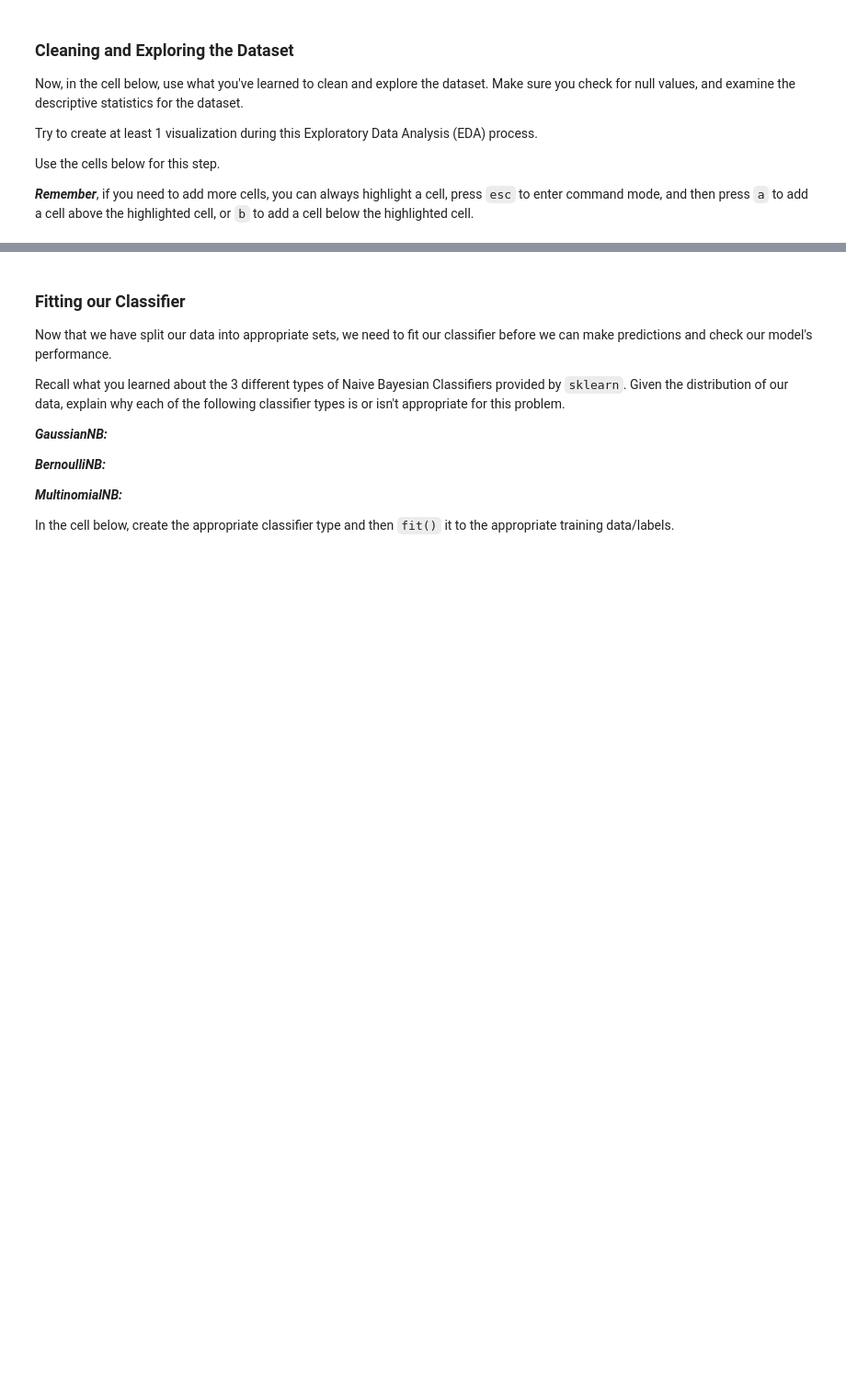
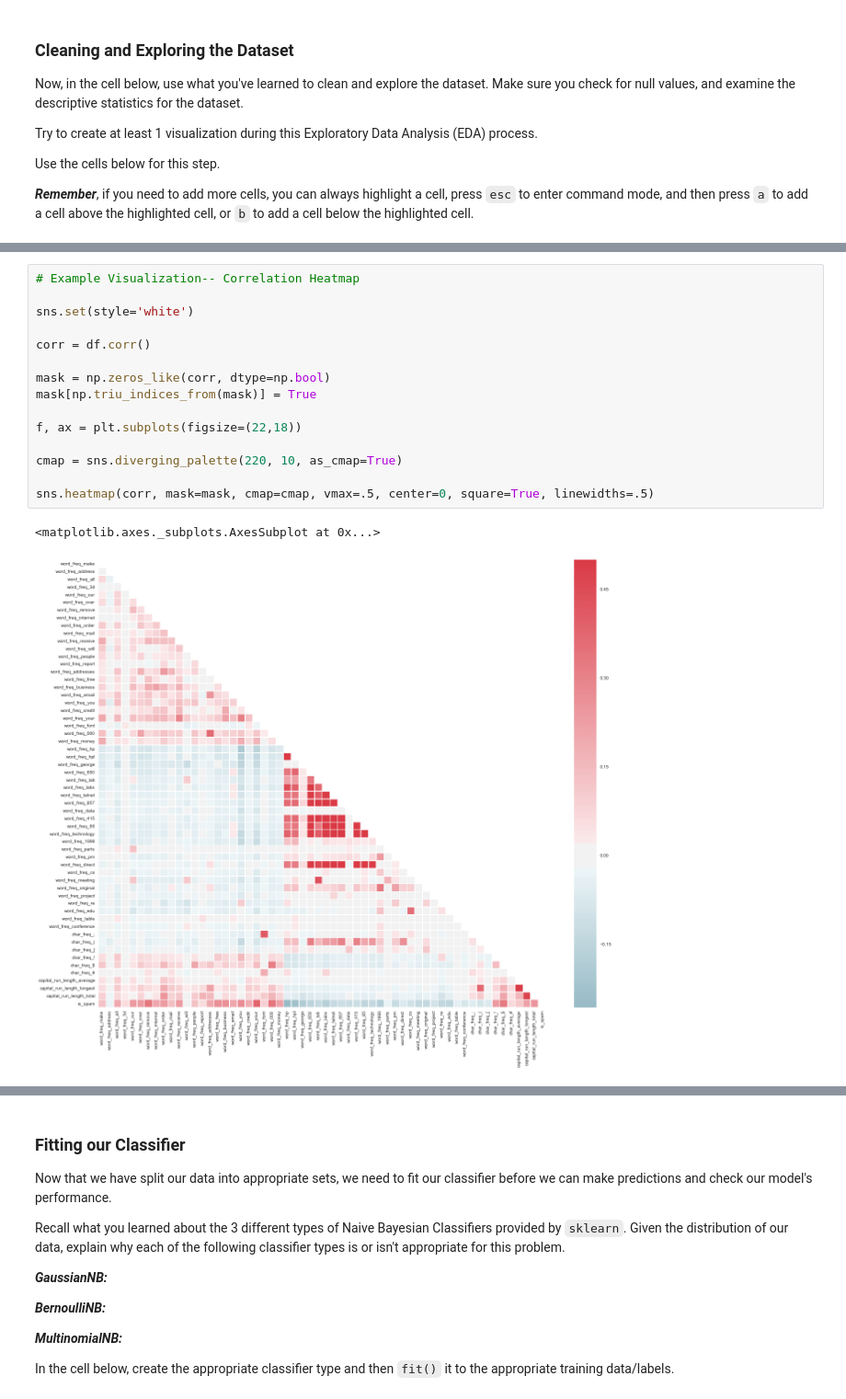
Before and after one commit to slieb74/ds-bayesian-spam-detector-lab-nyc-career-ds-062518, a Jupyter notebook: index.ipynb, the cells around one changed output, grey strips where cells are left out. Shown: that part at 92% size. Cells and saved outputs as stored; diff of their text form; blank space fills up the shorter version.

```diff
--- a/index.ipynb
+++ b/index.ipynb
@@ -70,0 +96,18 @@ In the cell below:
+# %%
+# Example Visualization-- Correlation Heatmap
+
+sns.set(style='white')
+
+corr = df.corr()
+
+mask = np.zeros_like(corr, dtype=np.bool)
+mask[np.triu_indices_from(mask)] = True
+
+f, ax = plt.subplots(figsize=(22,18))
+
+cmap = sns.diverging_palette(220, 10, as_cmap=True)
+
+sns.heatmap(corr, mask=mask, cmap=cmap, vmax=.5, center=0, square=True, linewidths=.5)
+# %% [output]
+<matplotlib.axes._subplots.AxesSubplot at 0x...>
+[figure, added]
```
Also changed, not shown: parts of 20 cells of this notebook.
